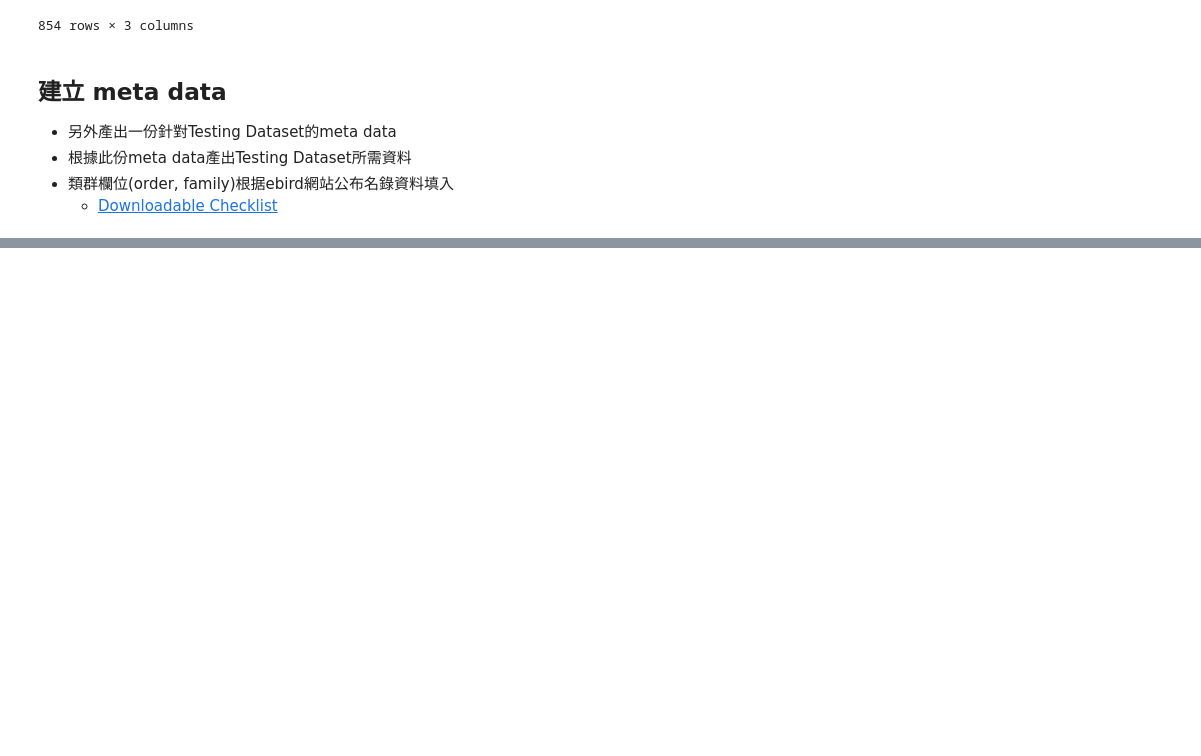
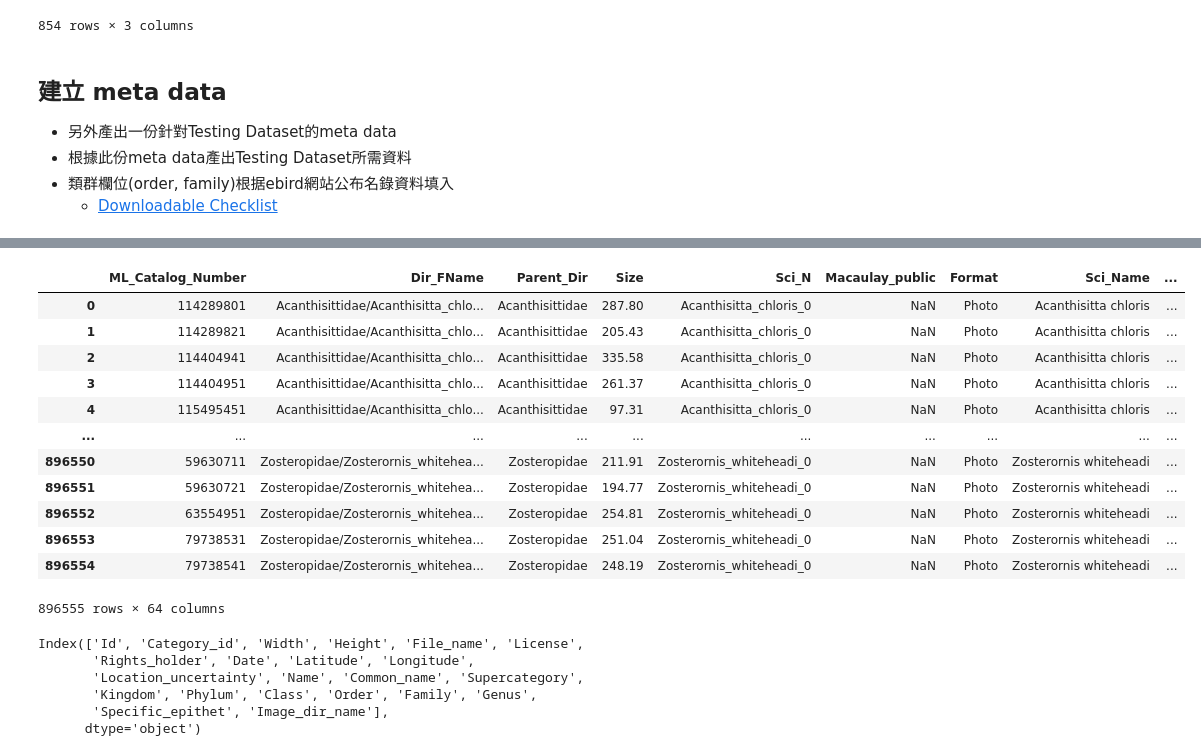
Before and after one commit to YunghuiHsu/ebird_project, a Jupyter notebook: download_ebird/establish_ebird_finetune.ipynb, the cells around one changed output, grey strips where cells are left out. Saved outputs shown, nothing was run; the diff lists cells and outputs as text; code cells hidden in the pictures; blank space fills up the shorter version.

```diff
--- a/download_ebird/establish_ebird_finetune.ipynb
+++ b/download_ebird/establish_ebird_finetune.ipynb
@@ -594,0 +940,32 @@ for dir_ in sp_count.query('Count<10').Dir_class.unique():
+# %%
+meta_file = dir_meta/'jpg_top100_meta4.csv'
+
+df_jpg100_meta.to_csv(meta_file)
+# %%
+df_jpg100_meta_updated =pd.read_csv(meta_file, index_col=0)
+df_jpg100_meta_updated
+# %% [output]
+|  | ML_Catalog_Number | Dir_FName | Parent_Dir | Size | Sci_N | Macaulay_public | Format | Sci_Name | ... |
+| 0 | 114289801 | Acanthisittidae/Acanthisitta_chlo... | Acanthisittidae | 287.80 | Acanthisitta_chloris_0 | NaN | Photo | Acanthisitta chloris | ... |
+| 1 | 114289821 | Acanthisittidae/Acanthisitta_chlo... | Acanthisittidae | 205.43 | Acanthisitta_chloris_0 | NaN | Photo | Acanthisitta chloris | ... |
+| 2 | 114404941 | Acanthisittidae/Acanthisitta_chlo... | Acanthisittidae | 335.58 | Acanthisitta_chloris_0 | NaN | Photo | Acanthisitta chloris | ... |
+| 3 | 114404951 | Acanthisittidae/Acanthisitta_chlo... | Acanthisittidae | 261.37 | Acanthisitta_chloris_0 | NaN | Photo | Acanthisitta chloris | ... |
+| 4 | 115495451 | Acanthisittidae/Acanthisitta_chlo... | Acanthisittidae | 97.31 | Acanthisitta_chloris_0 | NaN | Photo | Acanthisitta chloris | ... |
+| ... | ... | ... | ... | ... | ... | ... | ... | ... | ... |
+| 896550 | 59630711 | Zosteropidae/Zosterornis_whitehea... | Zosteropidae | 211.91 | Zosterornis_whiteheadi_0 | NaN | Photo | Zosterornis whiteheadi | ... |
+| 896551 | 59630721 | Zosteropidae/Zosterornis_whitehea... | Zosteropidae | 194.77 | Zosterornis_whiteheadi_0 | NaN | Photo | Zosterornis whiteheadi | ... |
+| 896552 | 63554951 | Zosteropidae/Zosterornis_whitehea... | Zosteropidae | 254.81 | Zosterornis_whiteheadi_0 | NaN | Photo | Zosterornis whiteheadi | ... |
+| 896553 | 79738531 | Zosteropidae/Zosterornis_whitehea... | Zosteropidae | 251.04 | Zosterornis_whiteheadi_0 | NaN | Photo | Zosterornis whiteheadi | ... |
+| 896554 | 79738541 | Zosteropidae/Zosterornis_whitehea... | Zosteropidae | 248.19 | Zosterornis_whiteheadi_0 | NaN | Photo | Zosterornis whiteheadi | ... |
+896555 rows × 64 columns
+# %%
+df_meta_iNat = pd.read_csv('../../iNaturalist_2021/meta/val.csv', index_col=0)
+df_meta_iNat.set_axis(df_meta_iNat.columns.str.capitalize(), axis='columns', inplace=True)
+df_meta_iNat.columns
+# %% [output]
+Index(['Id', 'Category_id', 'Width', 'Height', 'File_name', 'License',
+       'Rights_holder', 'Date', 'Latitude', 'Longitude',
+       'Location_uncertainty', 'Name', 'Common_name', 'Supercategory',
+       'Kingdom', 'Phylum', 'Class', 'Order', 'Family', 'Genus',
+       'Specific_epithet', 'Image_dir_name'],
+      dtype='object')
```
Also changed, not shown: parts of 46 cells of this notebook, 1 other file.
